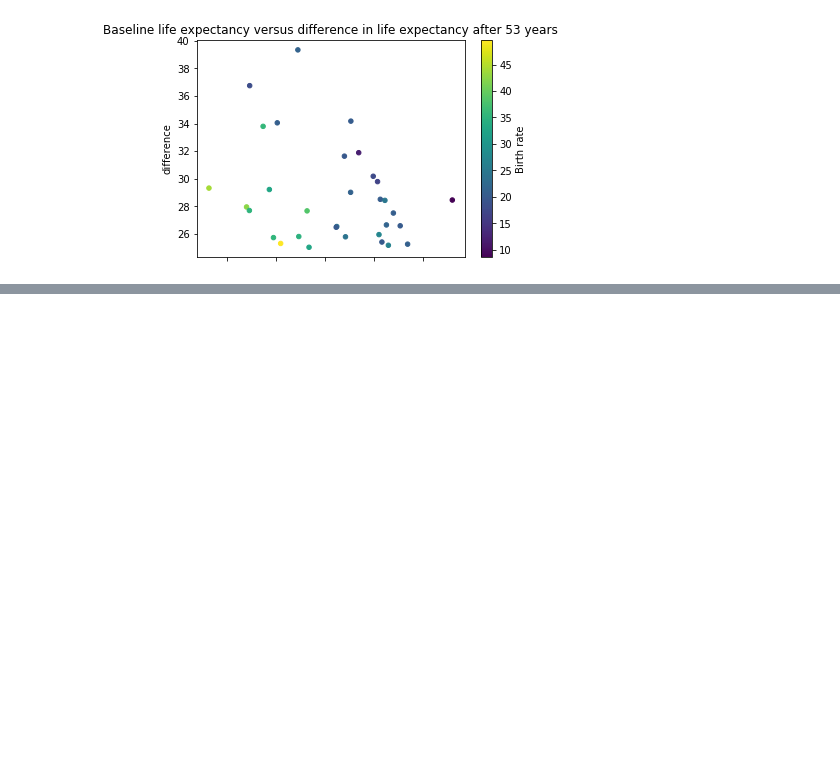
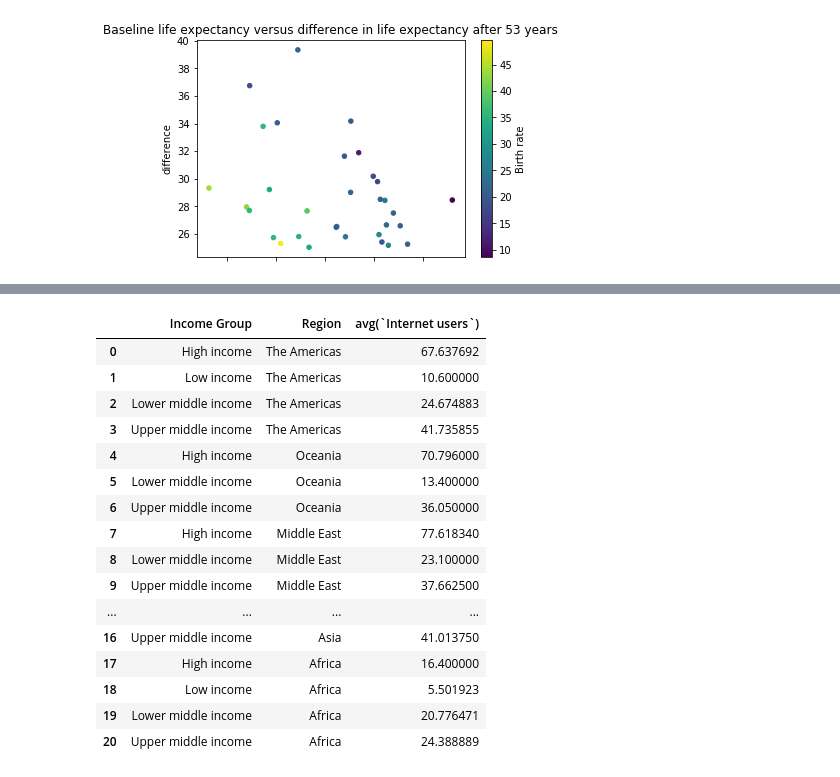
Before and after one commit to robiscuits/fun, a Jupyter notebook: Demographic.ipynb, the cells around one changed output, grey strips where cells are left out. Cells and saved outputs as stored; diff of their text form; code cells hidden in the pictures; blank space fills up the shorter version.

```diff
--- a/Demographic.ipynb
+++ b/Demographic.ipynb
@@ -164,0 +214,26 @@ correlation = -0.7169085872824063
+# %%
+intr = qry("""
+SELECT `Income Group`, Region, avg(`Internet users`)
+FROM COUNTRIES
+GROUP BY `Income Group`, Region
+ORDER BY Region DESC
+""")
+intr
+# %% [output]
+|  | Income Group | Region | avg(`Internet users`) |
+| 0 | High income | The Americas | 67.637692 |
+| 1 | Low income | The Americas | 10.600000 |
+| 2 | Lower middle income | The Americas | 24.674883 |
+| 3 | Upper middle income | The Americas | 41.735855 |
+| 4 | High income | Oceania | 70.796000 |
+| 5 | Lower middle income | Oceania | 13.400000 |
+| 6 | Upper middle income | Oceania | 36.050000 |
+| 7 | High income | Middle East | 77.618340 |
+| 8 | Lower middle income | Middle East | 23.100000 |
+| 9 | Upper middle income | Middle East | 37.662500 |
+| ... | ... | ... | ... |
+| 16 | Upper middle income | Asia | 41.013750 |
+| 17 | High income | Africa | 16.400000 |
+| 18 | Low income | Africa | 5.501923 |
+| 19 | Lower middle income | Africa | 20.776471 |
+| 20 | Upper middle income | Africa | 24.388889 |
```
Also changed, not shown: parts of 8 cells of this notebook.
